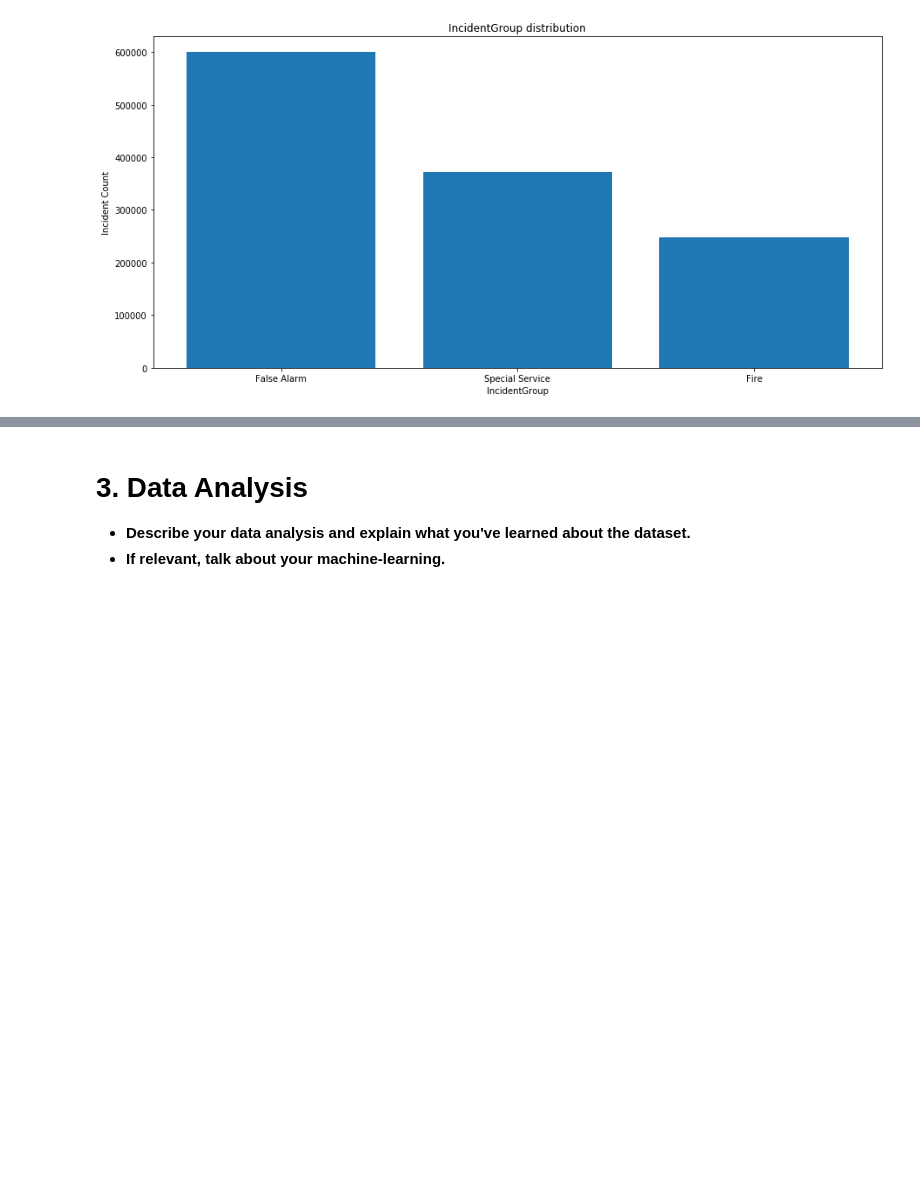
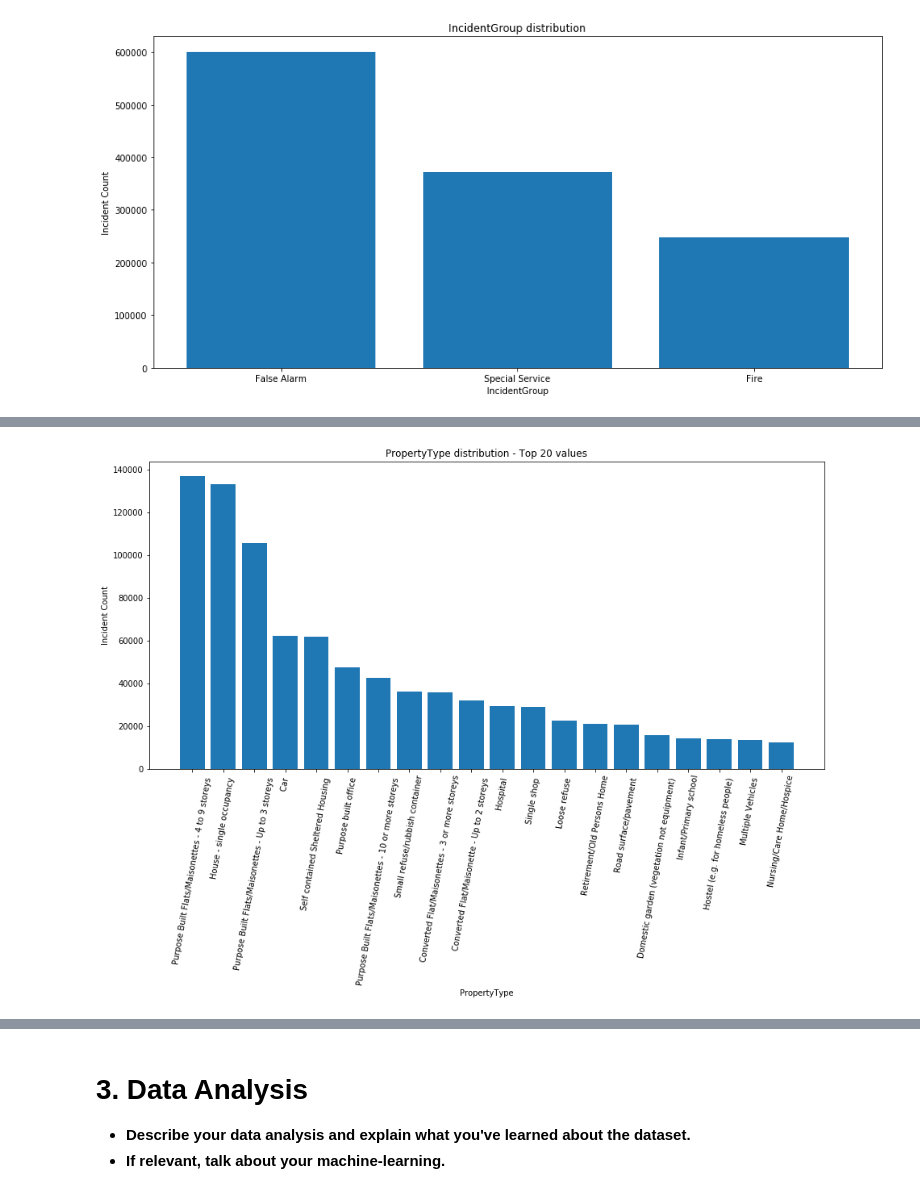
Before and after one commit to hlynurarni/Social-Data-Analysis-Final, a Jupyter notebook: Explainer Notebook.ipynb, the cells around one changed output, grey strips where cells are left out. Saved outputs shown, nothing was run; the diff lists cells and outputs as text; code cells hidden in the pictures; blank space fills up the shorter version.

```diff
--- a/Explainer Notebook.ipynb
+++ b/Explainer Notebook.ipynb
@@ -261,0 +282,5 @@ simplePlottingFunction(df.IncidentGroup, 'bar', False)
+# %%
+simplePlottingFunction(df.PropertyType, 'bar', True)
+plt.xticks(rotation=80);
+# %% [output]
+[figure, added]
```
Also changed, not shown: parts of 41 cells of this notebook, 1 other file.
